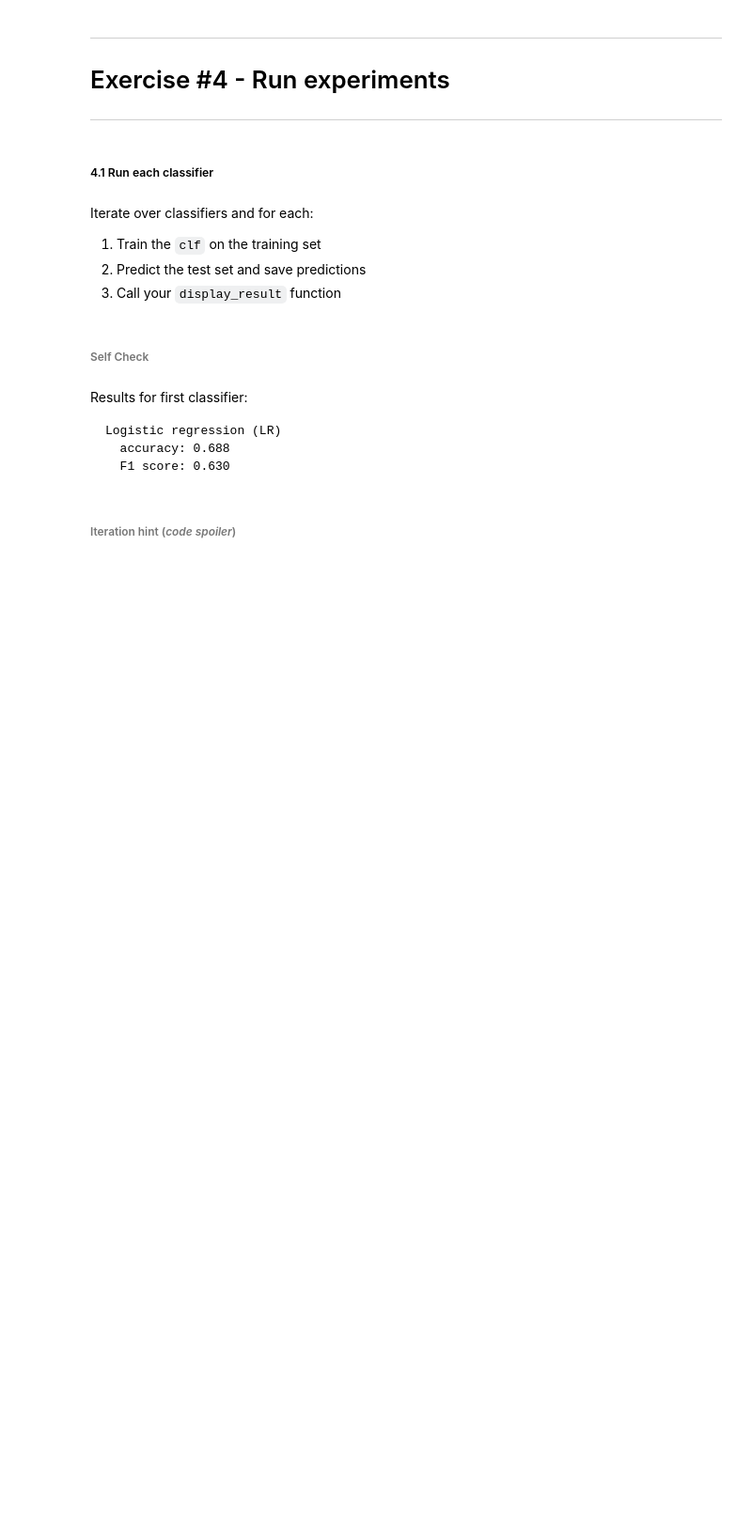
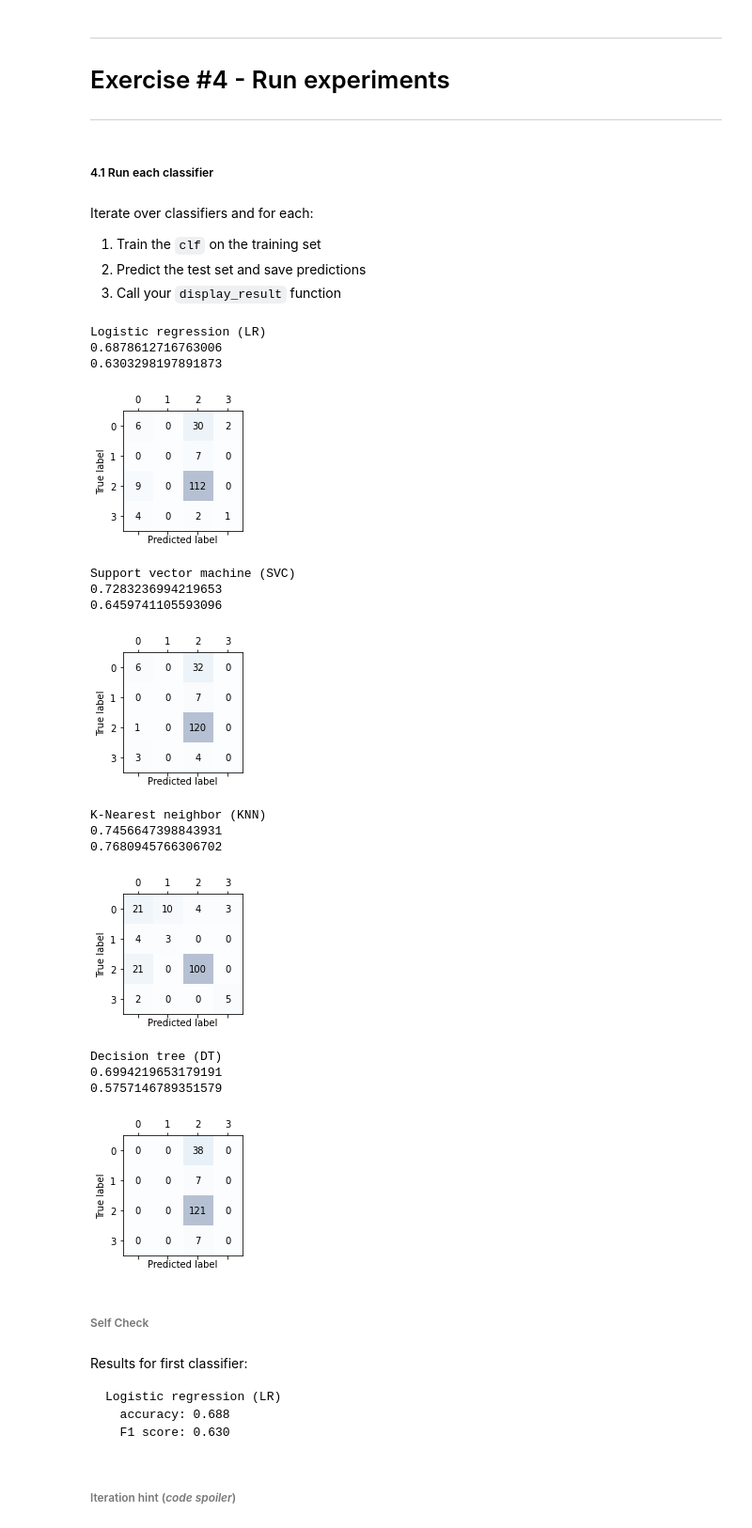
Before and after one commit to teemal/machine_learning_and_data_mining, a Jupyter notebook: Activity_11.ipynb, the cells around one changed output. Shown: that part at 94% size. Drawn from its saved outputs; the diff is of its cells as text; code cells hidden in the pictures; blank space fills up the shorter version.

```diff
--- a/Activity_11.ipynb
+++ b/Activity_11.ipynb
@@ -196,12 +182,13 @@ assert X_train.shape[0] == 1555 and X_train.shape[1] == 6
 # function to display results
 def display_result(y_test, y_pred, clf_label):
   #classifier name
-  print(' ')
+  print(clf_label)
   #accuracy
   print(accuracy_score(y_test, y_pred))
   #f1
-  print(f1_score(y_test, y_pred))
+  print(f1_score(y_test, y_pred, average='weighted'))
   # graph a confusion matrix
+  confmat = confusion_matrix(y_true=y_test, y_pred=y_pred)
   fig, ax = plt.subplots(figsize=(2.5, 2.5))
   ax.matshow(confmat, cmap=plt.cm.Blues, alpha=0.3)
   for i in range(confmat.shape[0]):
@@ -240,4 +227,6 @@ clf1 = LogisticRegression(penalty='l2',
                           solver='lbfgs',
                           random_state=1)
 
-print('your code here')
+clf2 = SVC(kernel='linear', probability=True, random_state=1)
+clf3 = KNeighborsClassifier(n_neighbors=1, metric='manhattan')
+clf4 = DecisionTreeClassifier(criterion='entropy', max_depth=1, random_state=1)
@@ -280,3 +262,11 @@ your code here
+# %%
+# define pipelines
+pipe1 = Pipeline([['sc', StandardScaler()],
+                  ['clf', clf1]])
+pipe2 = Pipeline([['sc', StandardScaler()],
+                  ['clf', clf2]])
+pipe3 = Pipeline([['sc', StandardScaler()],
+                  ['clf', clf3]])
 # %% [markdown]
 ##### 3.4 Define list of classifier labels (provided)
 # %%
@@ -291,4 +281,4 @@ Define a list of classifier *or* pipeline variables
 * one will be a classifier from `4.1`
 # %%
 # list of classifiers (or pipelines)
-print('your code here')
+clf_lst = [pipe1, pipe2, pipe3, clf4]
@@ -314,7 +300,26 @@ Iterate over classifiers and for each:
 # %%
 # run each classifier
 for clf, label in zip(clf_lst, clf_labels):
-  print('your code here')
+ clf.fit(X_train, y_train)
+ y_pred = clf.predict(X_test)
+ display_result(y_test, y_pred, label)
+# %% [output]
+Logistic regression (LR)
+0.6878612716763006
+0.6303298197891873
+[figure, added]
+Support vector machine (SVC)
+0.7283236994219653
+0.6459741105593096
+[figure, added]
+K-Nearest neighbor (KNN)
+0.7456647398843931
+0.7680945766306702
+[figure, added]
+Decision tree (DT)
+0.6994219653179191
+0.5757146789351579
+[figure, added]
 # %% [markdown]
 ###### Self Check
 # %% [markdown]
```
Also changed, not shown: parts of 19 cells of this notebook.
